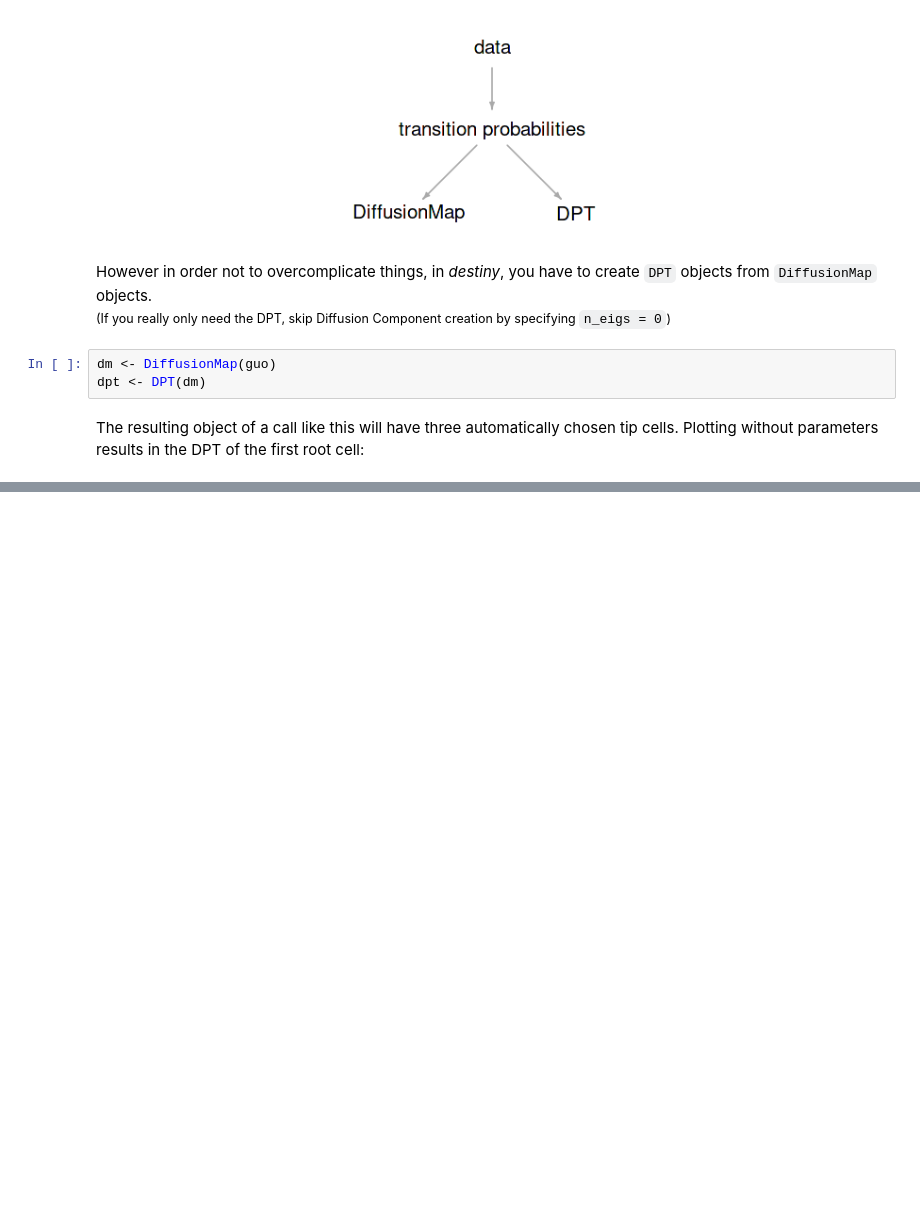
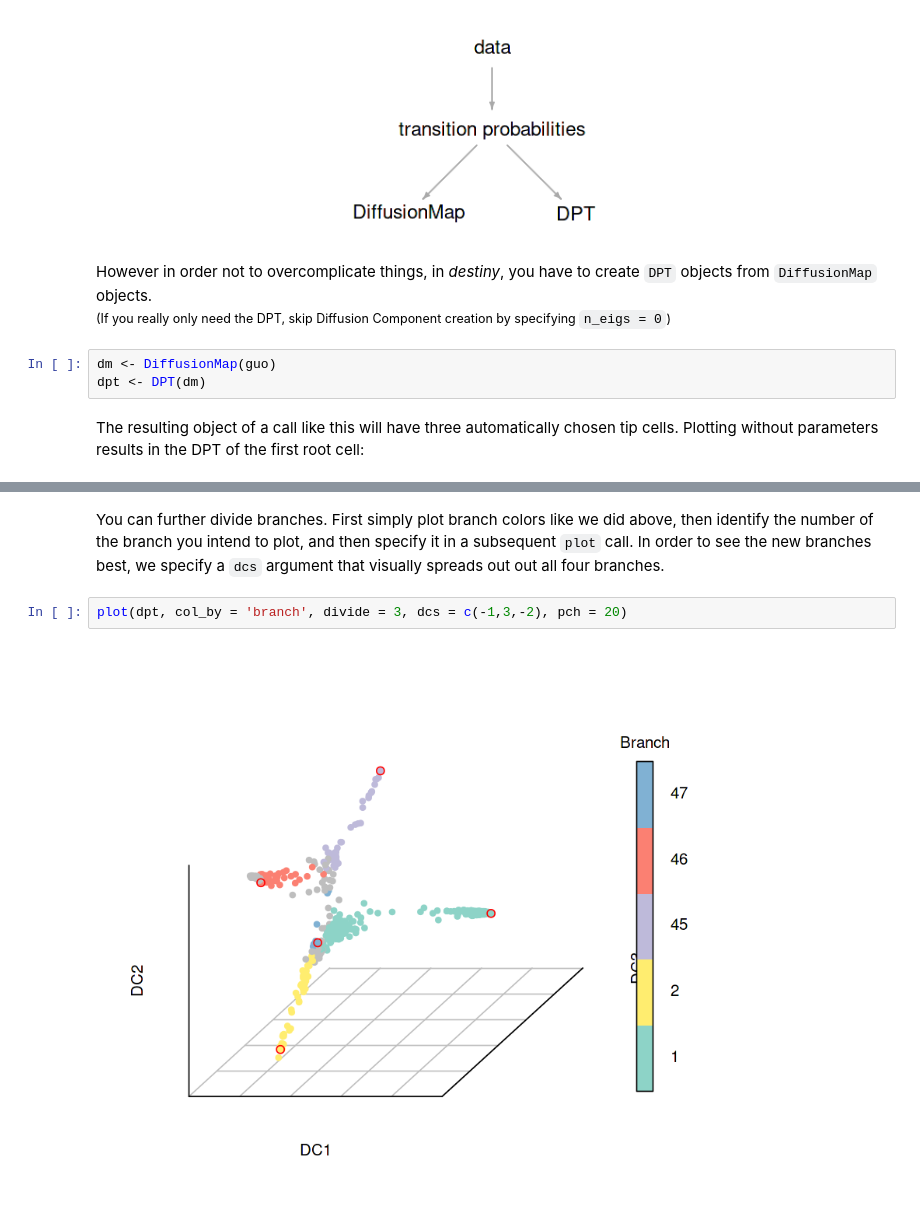
Before and after one commit to theislab/destiny, a Jupyter notebook: vignettes/DPT.ipynb, the cells around one changed output, grey strips where cells are left out. Drawn from its saved outputs; the diff is of its cells as text; blank space fills up the shorter version.

```diff
--- a/vignettes/DPT.ipynb
+++ b/vignettes/DPT.ipynb
@@ -39,0 +59,6 @@ plot(dpt, pch = 20)  # “pch” for prettier points
+# %% [markdown]
+You can further divide branches. First simply plot branch colors like we did above, then identify the number of the branch you intend to plot, and then specify it in a subsequent `plot` call. In order to see the new branches best, we specify a `dcs` argument that visually spreads out out all four branches.
+# %%
+plot(dpt, col_by = 'branch', divide = 3, dcs = c(-1,3,-2), pch = 20)
+# %% [output]
+[figure, added]
```
Also changed, not shown: parts of 8 cells of this notebook.
